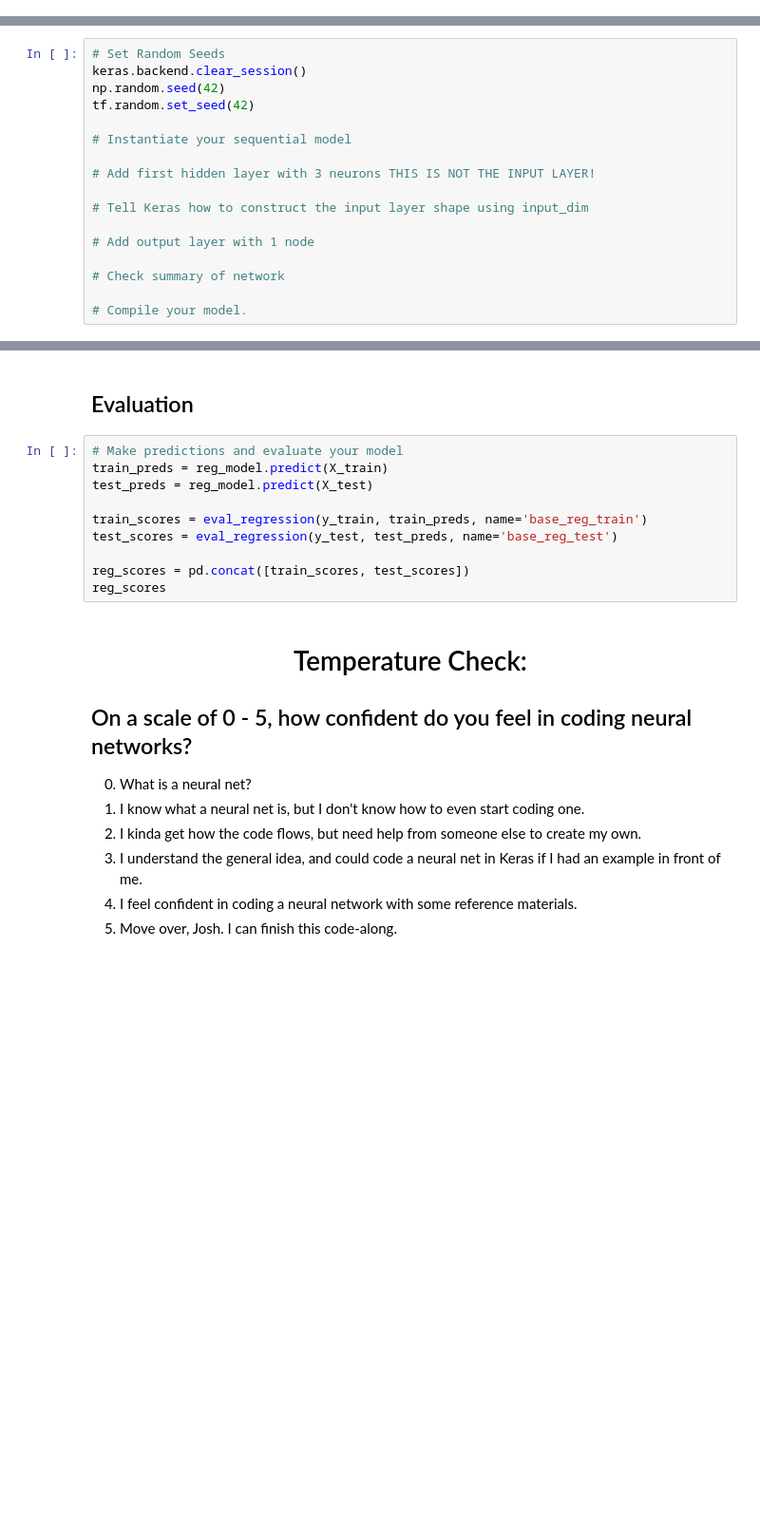
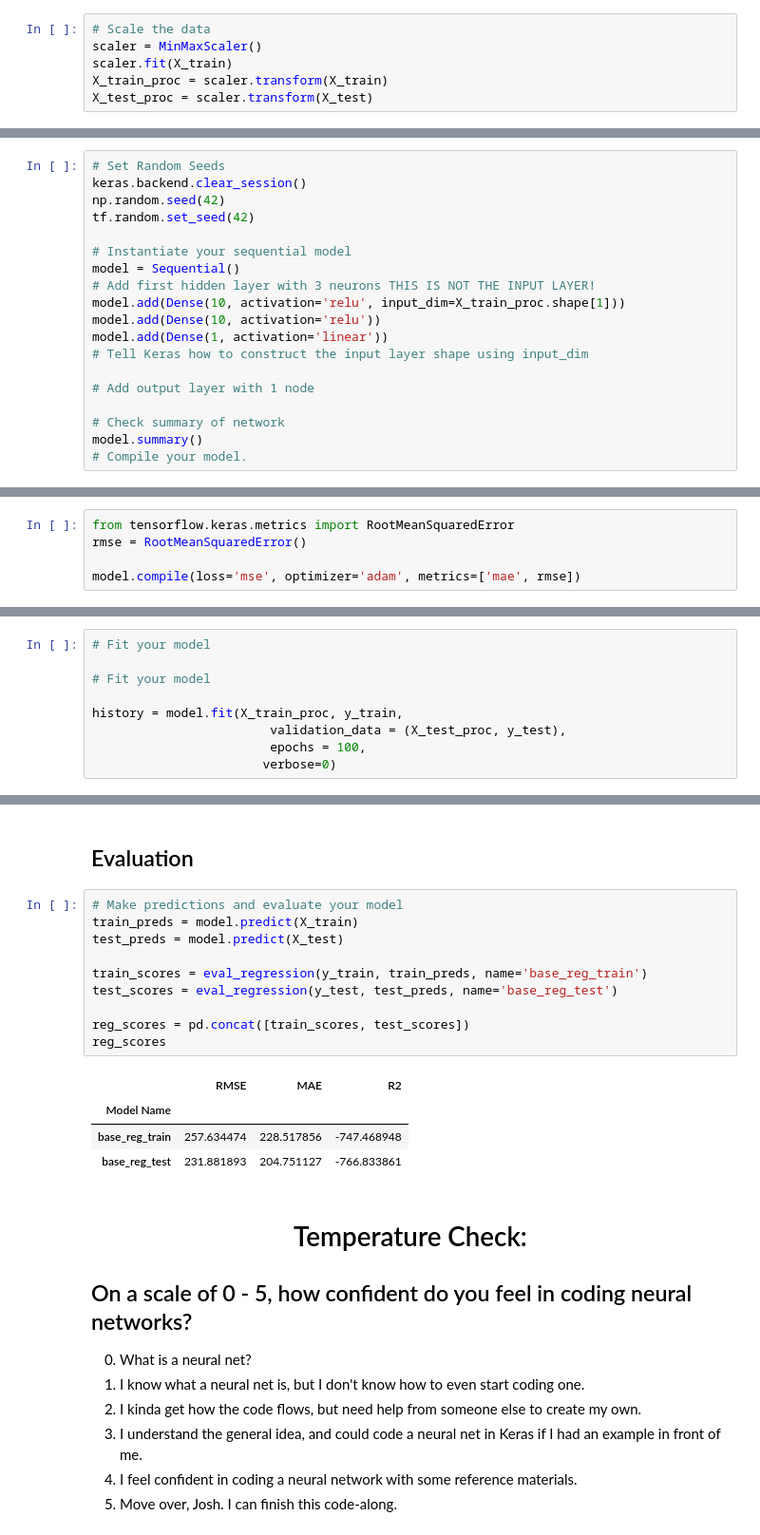
Before and after one commit to coding-dojo-data-science/week-11-lecture-1-intro-to-deep-learning, a Jupyter notebook: Code-along Intro to Neural Networking.ipynb, the cells around one changed output, grey strips where cells are left out. Shown: that part at 95% size. Saved outputs shown, nothing was run; the diff lists cells and outputs as text; blank space fills up the shorter version.

```diff
--- a/Code-along Intro to Neural Networking.ipynb
+++ b/Code-along Intro to Neural Networking.ipynb
@@ -99,3 +131,9 @@ Always scale your data for deep learning.  Otherwise you get a problem call 'Exp
+# %%
+# Scale the data
+scaler = MinMaxScaler()
+scaler.fit(X_train)
+X_train_proc = scaler.transform(X_train)
+X_test_proc = scaler.transform(X_test)
 # %% [markdown]
 ## First Simple Model
 
@@ -125,13 +163,15 @@ np.random.seed(42)
 tf.random.set_seed(42)
 
 # Instantiate your sequential model
-
+model = Sequential()
 # Add first hidden layer with 3 neurons THIS IS NOT THE INPUT LAYER!
-
+model.add(Dense(10, activation='relu', input_dim=X_train_proc.shape[1]))
+model.add(Dense(10, activation='relu'))
+model.add(Dense(1, activation='linear'))
 # Tell Keras how to construct the input layer shape using input_dim
 
 # Add output layer with 1 node
 
 # Check summary of network
-
+model.summary()
 # Compile your model.
@@ -146,6 +202,11 @@ For this step, we need to specify a few other hyperparameters:
   - Other optimizers : Gradient Descent, Stochastic Gradient Descent, Adagrad, RMSProp
 * **Loss Function:** 'mse' or mean squared error.  This is the number our model will try to reduce in each epoch.  Since this is a regression model we want our model to minimize the mean squared error.  A loss function ALWAYS needs to be a measurement of the total error that the model can REDUCE.  R^2 won't work because higher is better. We don't want the model to reduce R^2!
 * **Metrics:** 'mae' or mean absolute error.  We can provide a list of any appropriate metrics we want the model to keep track at each epoch.
+# %%
+from tensorflow.keras.metrics import RootMeanSquaredError
+rmse = RootMeanSquaredError()
+
+model.compile(loss='mse', optimizer='adam', metrics=['mae', rmse])
 # %% [markdown]
 # Training (AKA fitting)
 
@@ -155,3 +214,12 @@ Let's try training our model for 100 few epochs.  Sometimes that is enough, and
+# %%
+# Fit your model
+
+# Fit your model
+
+history = model.fit(X_train_proc, y_train,
+                        validation_data = (X_test_proc, y_test),
+                        epochs = 100,
+                       verbose=0)
 # %%
 # Apply the custom function plot_history() to see how your model is doing
 plot_history(history)
@@ -159,14 +231,19 @@ plot_history(history)
 ## Evaluation
 # %%
 # Make predictions and evaluate your model
-train_preds = reg_model.predict(X_train)
-test_preds = reg_model.predict(X_test)
+train_preds = model.predict(X_train)
+test_preds = model.predict(X_test)
 
 train_scores = eval_regression(y_train, train_preds, name='base_reg_train')
 test_scores = eval_regression(y_test, test_preds, name='base_reg_test')
 
 reg_scores = pd.concat([train_scores, test_scores])
 reg_scores
+# %% [output]
+|  | RMSE | MAE | R2 |
+| Model Name |  |  |  |
+| base_reg_train | 257.634474 | 228.517856 | -747.468948 |
+| base_reg_test | 231.881893 | 204.751127 | -766.833861 |
 # %% [markdown]
 # <center> Temperature Check: </center>
 ## On a scale of 0 - 5, how confident do you feel in coding neural networks?
```
Also changed, not shown: parts of 9 cells of this notebook, 1 other file.
